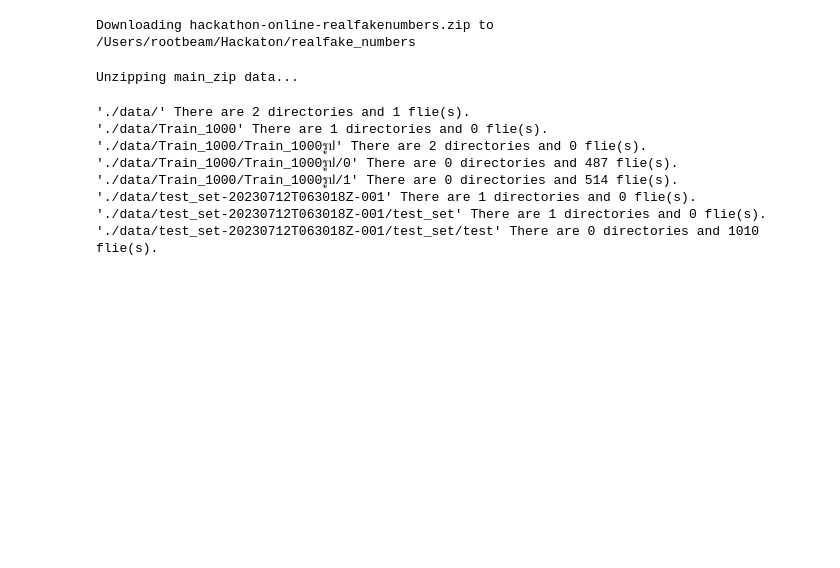
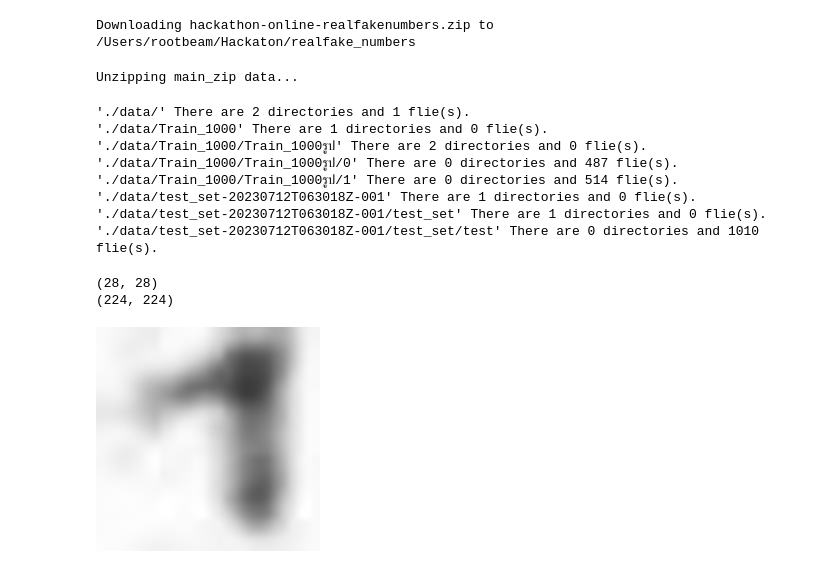
Before and after one commit to RooTBeaM/realfake_numbers, a Jupyter notebook: preprocess.ipynb, the cells around one changed output. Drawn from its saved outputs; the diff is of its cells as text; code cells hidden in the pictures; blank space fills up the shorter version.

```diff
--- a/preprocess.ipynb
+++ b/preprocess.ipynb
@@ -42,3 +42,38 @@ walk_through_dir('./data/')
 './data/test_set-20230712T063018Z-001' There are 1 directories and 0 flie(s).
 './data/test_set-20230712T063018Z-001/test_set' There are 1 directories and 0 flie(s).
 './data/test_set-20230712T063018Z-001/test_set/test' There are 0 directories and 1010 flie(s).
+# %%
+import numpy as np # linear algebra
+import pandas as pd # data processing, CSV file I/O (e.g. pd.read_csv)
+from PIL import Image, ImageChops, ImageEnhance
+
+image_size = (224, 224)
+
+def convert_to_ela_image(image, quality=90):
+    temp_filename = 'temp_file_name.jpg'
+    ela_filename = 'temp_ela.png'
+    image.save(temp_filename, 'JPEG', quality = quality)
+    temp_image = Image.open(temp_filename)
+
+    ela_image = ImageChops.difference(image, temp_image)
+
+    extrema = ela_image.getextrema()
+    max_diff = max([ex[1] for ex in extrema])
+    if max_diff == 0:
+        max_diff = 1
+    scale = 255.0 / max_diff
+
+    ela_image = ImageEnhance.Brightness(ela_image).enhance(scale)
+
+    return Image.fromarray(np.array(ela_image))
+# %%
+real_image_path = './data/Train_1000/Train_1000รูป/0/F_ (110).jpg'
+img = Image.open(real_image_path)
+print(img.size)
+new_img = img.resize(image_size)
+print(new_img.size)
+new_img
+# %% [output]
+(28, 28)
+(224, 224)
+[figure, added]
```
Also changed, not shown: parts of 7 cells of this notebook, 4 other files.
